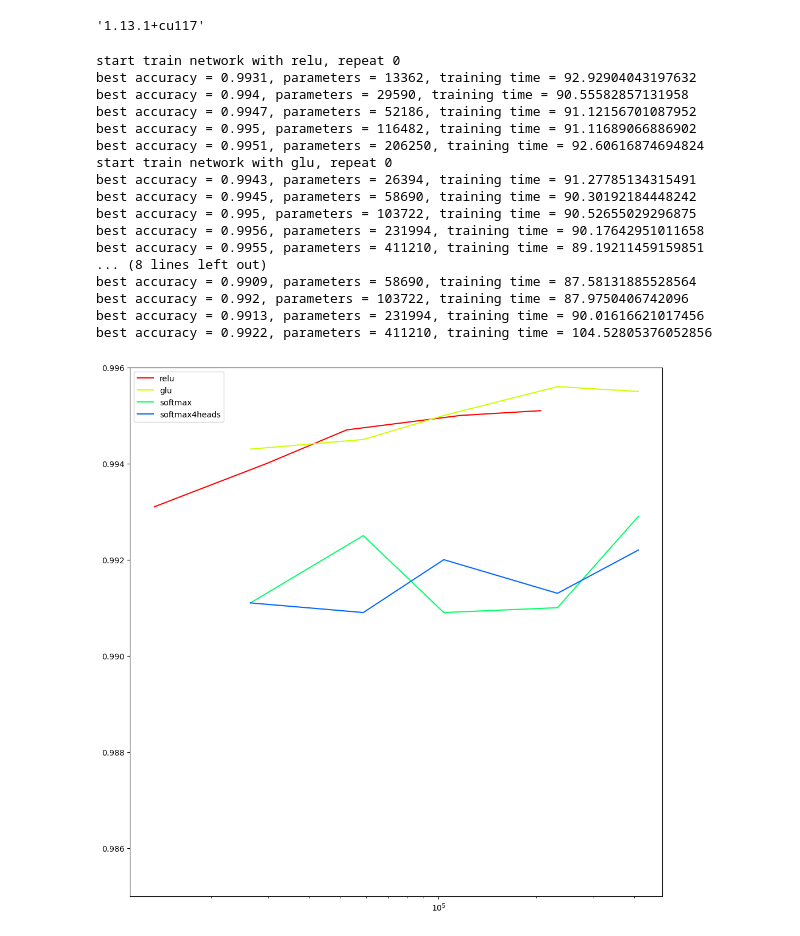
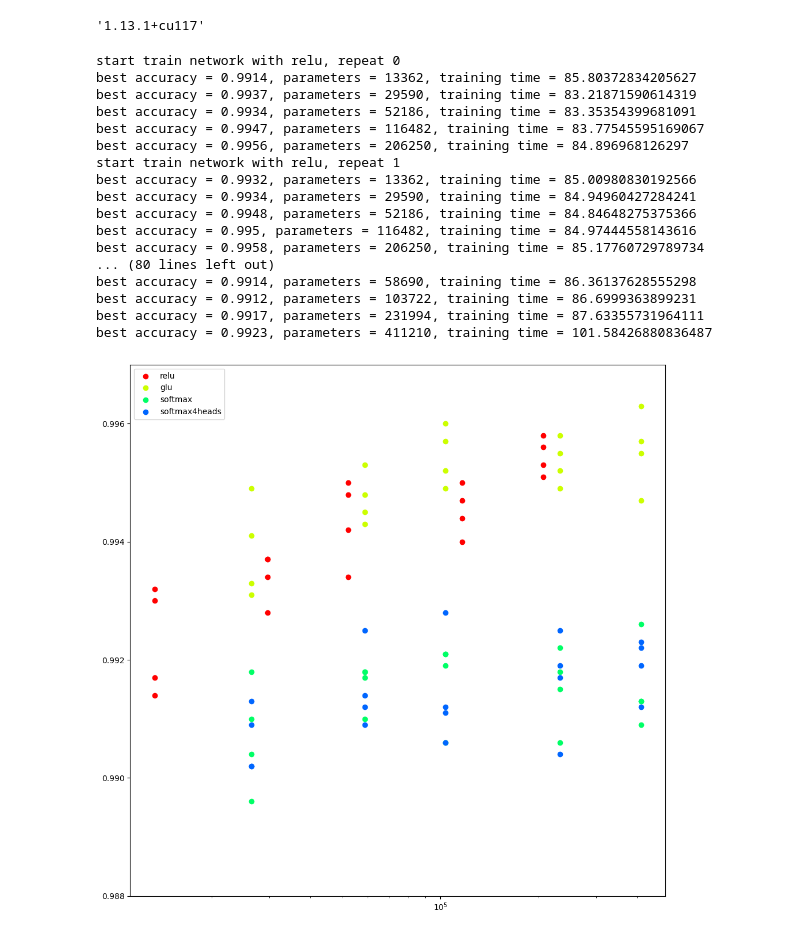
Before and after one commit to Kright/mySmallProjects, a Jupyter notebook: 2023/ml_experiments/mnist_nets/mnist_baseline_compare_activations_GLU.ipynb, the cells around one changed output. Saved outputs shown, nothing was run; the diff lists cells and outputs as text; code cells hidden in the pictures.

```diff
--- a/2023/ml_experiments/mnist_nets/mnist_baseline_compare_activations_GLU.ipynb
+++ b/2023/ml_experiments/mnist_nets/mnist_baseline_compare_activations_GLU.ipynb
@@ -221,7 +235,7 @@ class MyConvModel(nn.Module):
     def forward(self, x: torch.Tensor):
         return self.layers(x)
 # %%
-def run_networks(repeats: int = 1) -> Dict[str, List[Tuple[int, int]]]:
+def run_networks(repeats: int, use_bn: bool) -> Dict[str, List[Tuple[int, int]]]:
     results = {}
 
     for name, mode in Mode.modes().items():
@@ -229,46 +243,47 @@ def run_networks(repeats: int = 1) -> Dict[str, List[Tuple[int, int]]]:
             results[name] = []
         for i in range(repeats):
             print(f'start train network with {name}, repeat {i}')
-            models = [MyConvModel(n, mode) for n in [8, 12, 16, 24, 32]]
+
+            models = [MyConvModel(n, mode, use_bn) for n in [8, 12, 16, 24, 32]]
 
             for pair in TrainHelper.train_models(models):
                 results[name].append(pair)
 
     return results
 
-results = run_networks()
+results_bn = run_networks(use_bn=True, repeats=4)
 # %% [output]
 start train network with relu, repeat 0
-best accuracy = 0.9931, parameters = 13362, training time = 92.92904043197632
-best accuracy = 0.994, parameters = 29590, training time = 90.55582857131958
-best accuracy = 0.9947, parameters = 52186, training time = 91.12156701087952
-best accuracy = 0.995, parameters = 116482, training time = 91.11689066886902
-best accuracy = 0.9951, parameters = 206250, training time = 92.60616874694824
-start train network with glu, repeat 0
-best accuracy = 0.9943, parameters = 26394, training time = 91.27785134315491
-best accuracy = 0.9945, parameters = 58690, training time = 90.30192184448242
-best accuracy = 0.995, parameters = 103722, training time = 90.52655029296875
-best accuracy = 0.9956, parameters = 231994, training time = 90.17642951011658
-best accuracy = 0.9955, parameters = 411210, training time = 89.19211459159851
-... (8 lines left out)
-best accuracy = 0.9909, parameters = 58690, training time = 87.58131885528564
-best accuracy = 0.992, parameters = 103722, training time = 87.9750406742096
-best accuracy = 0.9913, parameters = 231994, training time = 90.01616621017456
-best accuracy = 0.9922, parameters = 411210, training time = 104.52805376052856
+best accuracy = 0.9914, parameters = 13362, training time = 85.80372834205627
+best accuracy = 0.9937, parameters = 29590, training time = 83.21871590614319
+best accuracy = 0.9934, parameters = 52186, training time = 83.35354399681091
+best accuracy = 0.9947, parameters = 116482, training time = 83.77545595169067
+best accuracy = 0.9956, parameters = 206250, training time = 84.896968126297
+start train network with relu, repeat 1
+best accuracy = 0.9932, parameters = 13362, training time = 85.00980830192566
+best accuracy = 0.9934, parameters = 29590, training time = 84.94960427284241
+best accuracy = 0.9948, parameters = 52186, training time = 84.84648275375366
+best accuracy = 0.995, parameters = 116482, training time = 84.97444558143616
+best accuracy = 0.9958, parameters = 206250, training time = 85.17760729789734
+... (80 lines left out)
+best accuracy = 0.9914, parameters = 58690, training time = 86.36137628555298
+best accuracy = 0.9912, parameters = 103722, training time = 86.6999363899231
+best accuracy = 0.9917, parameters = 231994, training time = 87.63355731964111
+best accuracy = 0.9923, parameters = 411210, training time = 101.58426880836487
 # %%
 plt.rcParams['figure.figsize'] = [12, 12]
 fig, ax = plt.subplots()
 ax.set_xscale("log")
-ax.set_ylim(0.985, 0.996)
+ax.set_ylim(0.988, 0.997)
 
-for i, (name, r) in enumerate(results.items()):
+for i, (name, r) in enumerate(results_bn.items()):
     params_counts = [p[0] for p in r]
     accuracies = [p[1] for p in r]
 
     color = colorsys.hsv_to_rgb(i * 0.2, 1.0, 1.0)
-    ax.plot(params_counts, accuracies, c=color, label=name)
+    ax.scatter(params_counts, accuracies, c=color, label=name)
 
 ax.legend()
 plt.show()
 # %% [output]
-[figure, old version]
+[figure, new version]
```
Also changed, not shown: parts of 5 cells of this notebook.
